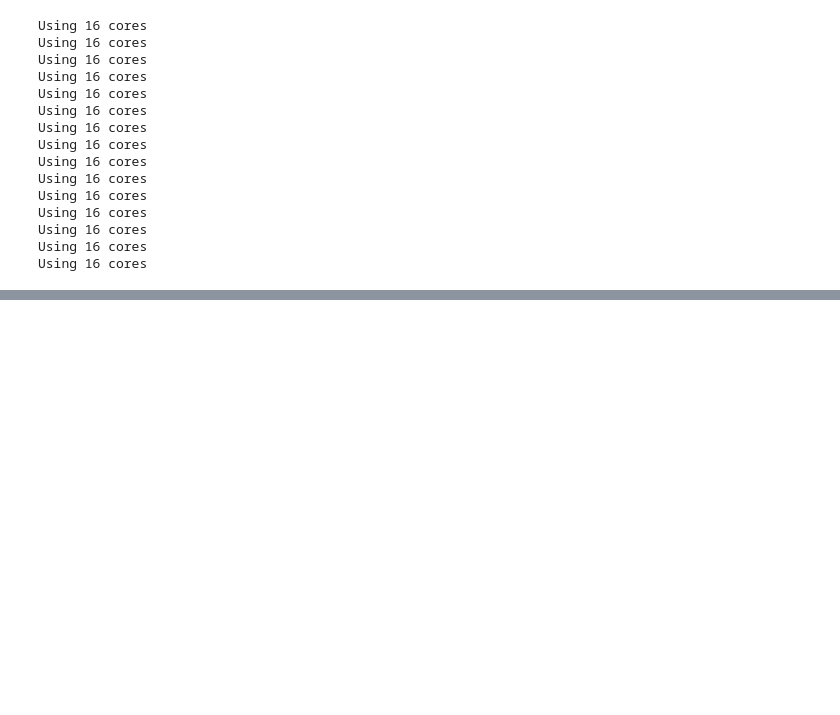
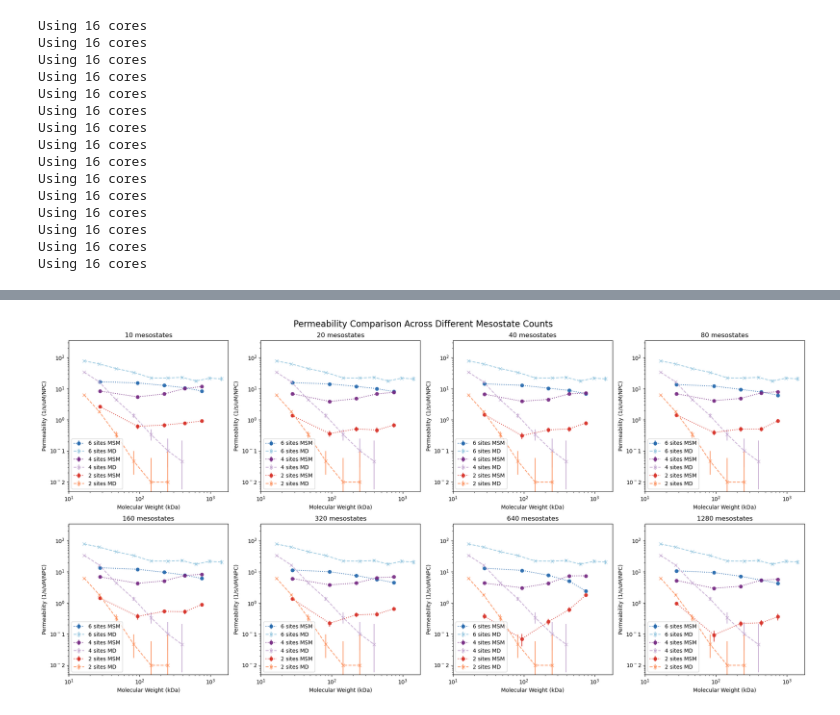
Before and after one commit to ravehlab/iMSM, a Jupyter notebook: 017_PRC_NTR_variants.ipynb, the cells around one changed output, grey strips where cells are left out. Saved outputs shown, nothing was run; the diff lists cells and outputs as text; code cells hidden in the pictures; blank space fills up the shorter version.

```diff
--- a/017_PRC_NTR_variants.ipynb
+++ b/017_PRC_NTR_variants.ipynb
@@ -17,4 +32,5 @@ from _013_PRC_clustering import load_embed_save, load_reduce_cluster_save, load_
 # %%
 radii = [20,30,40,50,60]
+kdas = [radius_a_to_kda(r) for r in radii]
 n_sites = [2, 4, 6]
 # %%
@@ -120,11 +235,14 @@ for sites in n_sites:
 # %%
-# Cluster embedded trajectories to mesostates
+# Cluster embedded trajectories to mesostates #
+###############################################
 
 for sites in n_sites:
     for radius in radii:
+        print(f"Clustering trajectories for {sites} sites and {radius} A radius...")
+        os.makedirs(f"data/ntr_variants/{sites}_sites/{radius}_radius/clustered", exist_ok=True)
         load_cluster_trajectories_save(
             n_clusters=[10, 20, 40, 80, 160, 320, 640, 1280],
-            load_embedded_path=f"/cs/labs/ravehb/roi.eliasian/Master/NPC-markov/data/ntr_variants/{sites}_sites/{radius}_radius/embedded/10-50-3k.pickle",
-            load_pca_cluster_path=f"/cs/labs/ravehb/roi.eliasian/Master/NPC-markov/data/ntr_variants/{sites}_sites/{radius}_radius/clusterings/10-50-3k-74pca-kmeans-#c#clusters.pickle",
-            save_clustered_trajectories_path=f"/cs/labs/ravehb/roi.eliasian/Master/NPC-markov/data/ntr_variants/{sites}_sites/{radius}_radius/clustered/10-50-3k-74pca-kmeans-#c#clusters.pickle"
+            load_embedded_path=f"data/ntr_variants/{sites}_sites/{radius}_radius/embedded/10-50-3k.pickle",
+            load_pca_cluster_path=f"data/ntr_variants/{sites}_sites/{radius}_radius/clusterings/10-50-6k-218pca-kmeans-#c#clusters.pickle",
+            save_clustered_path=f"data/ntr_variants/{sites}_sites/{radius}_radius/clustered/10-50-6k-218pca-kmeans-#c#clusters.pickle"
         )
@@ -130,0 +444,55 @@ for sites in n_sites:
+# %%
+
+
+
+fig, axes = plt.subplots(2, 4, figsize=(20, 10))
+axes = axes.flatten()  # Make it easier to iterate
+
+for i, n_clusters in enumerate([10, 20, 40, 80, 160, 320, 640, 1280]):
+    permeabilities_means = {}
+    permeabilities_stds = {}
+    for sites in [2, 4, 6]:
+        with open(f"data/ntr_variants/{sites}_sites/bmsm_permeabilities/mean-{n_clusters}clusters.pickle", "rb") as f:
+            permeabilities_means[sites] = pickle.load(f)
+        with open(f"data/ntr_variants/{sites}_sites/bmsm_permeabilities/std-{n_clusters}clusters.pickle", "rb") as f:
+            permeabilities_stds[sites] = pickle.load(f)
+
+    ax = axes[i]
+
+    msm_colors = ["#2166ac", "#762a83", "#d73027"]
+    md_colors = ["#92c5de", "#c2a5cf", "#fc8d59"]
+    for i, sites in enumerate([6, 4, 2]):
+        ax.errorbar(kdas, np.array(permeabilities_means[sites]) / SCALING_FACTOR_FROM_PASSIVE_EXP,
+                    yerr= 1.96 * np.array(permeabilities_stds[sites]) / SCALING_FACTOR_FROM_PASSIVE_EXP,
+                    marker='o',
+                label=f'{sites} sites MSM', color=msm_colors[i], alpha=0.9, linestyle=':')
+        mask = slice['n_sites'] == sites
+        ax.errorbar(x[mask], y[mask],
+                    yerr=[y[mask] - y_low[mask], y_high[mask] - y[mask]],
+                    fmt='x--', color=md_colors[i], label=f'{sites} sites MD', alpha=0.9)
+
+
+
+    # x axis
+    ax.set_xlabel('Molecular Weight (kDa)')
+    # ax.set_xlim(kdas[0], kdas[-1])
+    ax.set_xscale('log')
+    ax.set_xticks([10**1, 10**2, 10**3])
+    ax.set_xticklabels([r'$10^1$', r'$10^2$', r'$10^3$'])
+
+    # y axis
+    ax.set_ylabel('Permeability (1/s/uM/NPC)')
+    ax.set_yscale('log')
+    ax.set_yticks([10**-2, 10**-1, 10**0, 10**1, 10**2, 10**3])
+    ax.set_yticklabels([r'$10^-2$' ,r'$10^-1$', r'$10^0$', r'$10^1$', r'$10^2$', r'$10^3$'])
+    ax.set_ylim([0.005, 350])
+
+    ax.set_title(f"{n_clusters} mesostates")
+    ax.legend()
+
+
+plt.suptitle("Permeability Comparison Across Different Mesostate Counts", fontsize=16)
+plt.tight_layout()
+plt.show()
+# %% [output]
+[figure, added]
```
Also changed, not shown: parts of 15 cells of this notebook, 9 other files.
